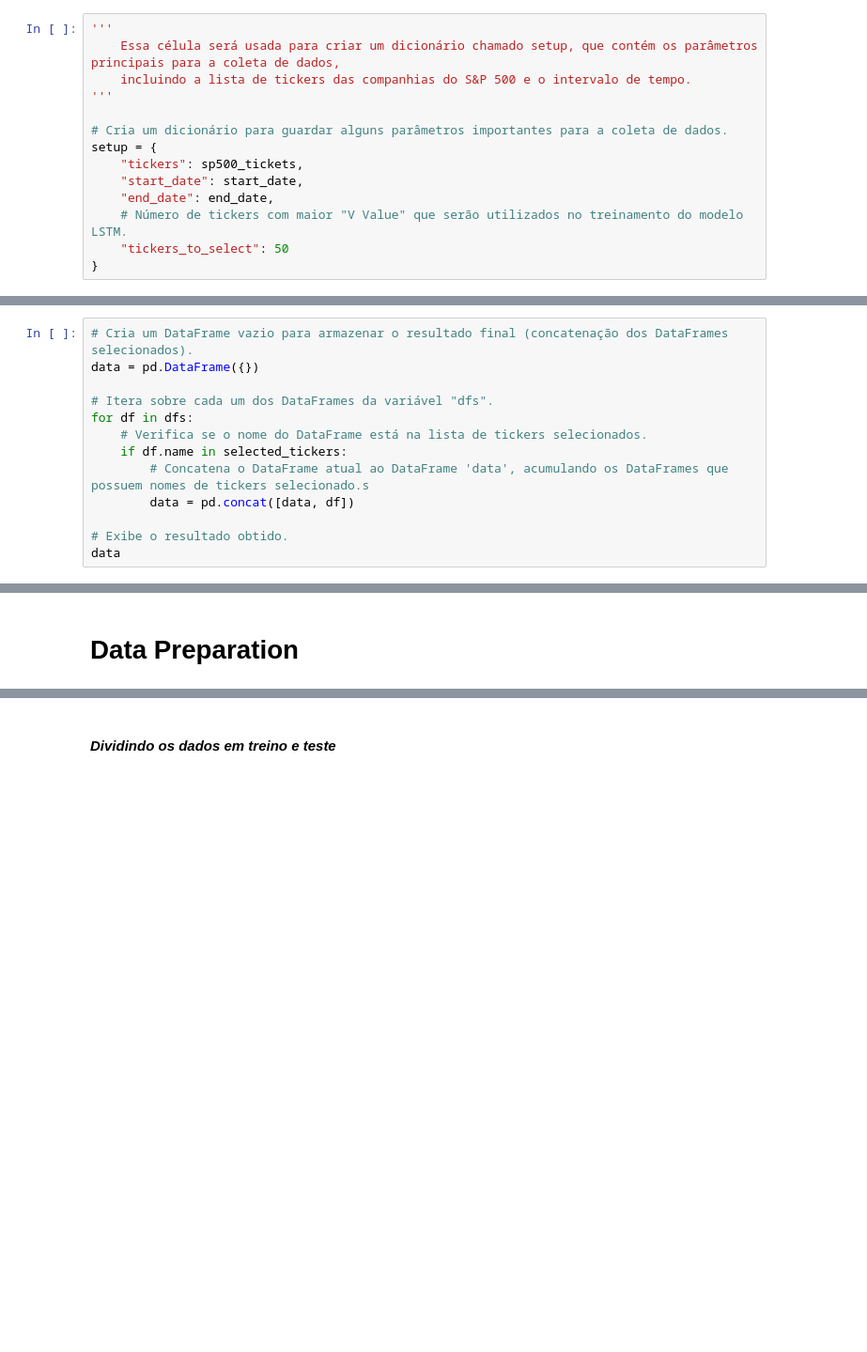
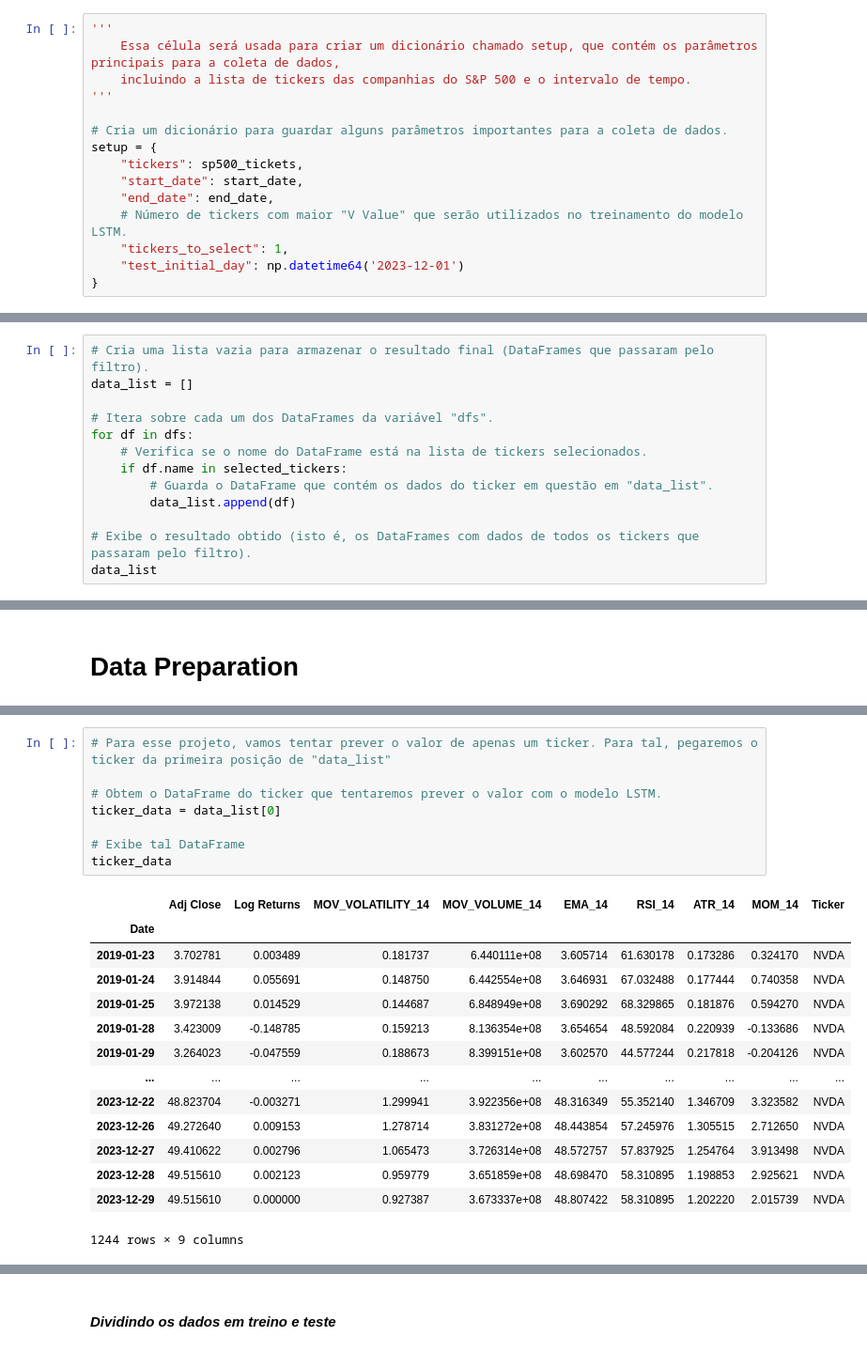
Before and after one commit to GB-Navarro/projeto_final_fin_quant_fea_dev, a Jupyter notebook: projeto_final_fin_quant.ipynb, the cells around one changed output, grey strips where cells are left out. Shown at 94% size. Cells and saved outputs as stored; diff of their text form; blank space fills up the shorter version.

Commit message:
add: some cells were adjusted so that the model training result could be interpreted

```diff
--- a/projeto_final_fin_quant.ipynb
+++ b/projeto_final_fin_quant.ipynb
@@ -93,7 +126,8 @@ setup = {
     "start_date": start_date,
     "end_date": end_date,
     # Número de tickers com maior "V Value" que serão utilizados no treinamento do modelo LSTM.
-    "tickers_to_select": 50
+    "tickers_to_select": 1,
+    "test_initial_day": np.datetime64('2023-12-01')
 }
 # %% [markdown]
 ### *Obtendo dados dos tickers via yfinance (Open, High, Low, Close, Adj Close, Volume)*
@@ -570,14 +599,14 @@ array(['PYPL', 'DAL', 'VICI', 'CTRA', 'AMD', 'WFC', 'HST', 'AVGO', 'TSLA',
 # %%
-# Cria um DataFrame vazio para armazenar o resultado final (concatenação dos DataFrames selecionados).
-data = pd.DataFrame({})
+# Cria uma lista vazia para armazenar o resultado final (DataFrames que passaram pelo filtro).
+data_list = []
 
 # Itera sobre cada um dos DataFrames da variável "dfs".
 for df in dfs:
     # Verifica se o nome do DataFrame está na lista de tickers selecionados.
     if df.name in selected_tickers:
-        # Concatena o DataFrame atual ao DataFrame 'data', acumulando os DataFrames que possuem nomes de tickers selecionado.s
-        data = pd.concat([data, df])
+        # Guarda o DataFrame que contém os dados do ticker em questão em "data_list".
+        data_list.append(df)
 
-# Exibe o resultado obtido.
-data
+# Exibe o resultado obtido (isto é, os DataFrames com dados de todos os tickers que passaram pelo filtro).
+data_list
 # %% [output]
@@ -622,0 +634,23 @@ data
+# %%
+# Para esse projeto, vamos tentar prever o valor de apenas um ticker. Para tal, pegaremos o ticker da primeira posição de "data_list"
+
+# Obtem o DataFrame do ticker que tentaremos prever o valor com o modelo LSTM.
+ticker_data = data_list[0]
+
+# Exibe tal DataFrame
+ticker_data
+# %% [output]
+|  | Adj Close | Log Returns | MOV_VOLATILITY_14 | MOV_VOLUME_14 | EMA_14 | RSI_14 | ATR_14 | MOM_14 | Ticker |
+| Date |  |  |  |  |  |  |  |  |  |
+| 2019-01-23 | 3.702781 | 0.003489 | 0.181737 | 6.440111e+08 | 3.605714 | 61.630178 | 0.173286 | 0.324170 | NVDA |
+| 2019-01-24 | 3.914844 | 0.055691 | 0.148750 | 6.442554e+08 | 3.646931 | 67.032488 | 0.177444 | 0.740358 | NVDA |
+| 2019-01-25 | 3.972138 | 0.014529 | 0.144687 | 6.848949e+08 | 3.690292 | 68.329865 | 0.181876 | 0.594270 | NVDA |
+| 2019-01-28 | 3.423009 | -0.148785 | 0.159213 | 8.136354e+08 | 3.654654 | 48.592084 | 0.220939 | -0.133686 | NVDA |
+| 2019-01-29 | 3.264023 | -0.047559 | 0.188673 | 8.399151e+08 | 3.602570 | 44.577244 | 0.217818 | -0.204126 | NVDA |
+| ... | ... | ... | ... | ... | ... | ... | ... | ... | ... |
+| 2023-12-22 | 48.823704 | -0.003271 | 1.299941 | 3.922356e+08 | 48.316349 | 55.352140 | 1.346709 | 3.323582 | NVDA |
+| 2023-12-26 | 49.272640 | 0.009153 | 1.278714 | 3.831272e+08 | 48.443854 | 57.245976 | 1.305515 | 2.712650 | NVDA |
+| 2023-12-27 | 49.410622 | 0.002796 | 1.065473 | 3.726314e+08 | 48.572757 | 57.837925 | 1.254764 | 3.913498 | NVDA |
+| 2023-12-28 | 49.515610 | 0.002123 | 0.959779 | 3.651859e+08 | 48.698470 | 58.310895 | 1.198853 | 2.925621 | NVDA |
+| 2023-12-29 | 49.515610 | 0.000000 | 0.927387 | 3.673337e+08 | 48.807422 | 58.310895 | 1.202220 | 2.015739 | NVDA |
+1244 rows × 9 columns
```
Also changed, not shown: parts of 53 cells of this notebook.
